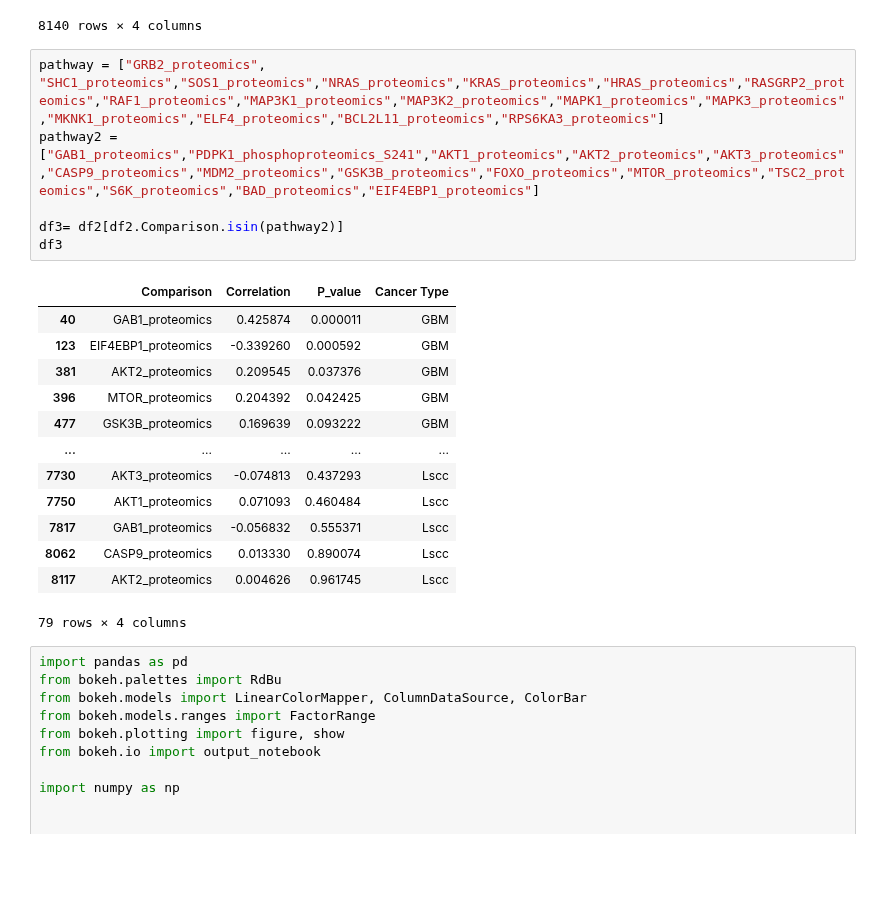
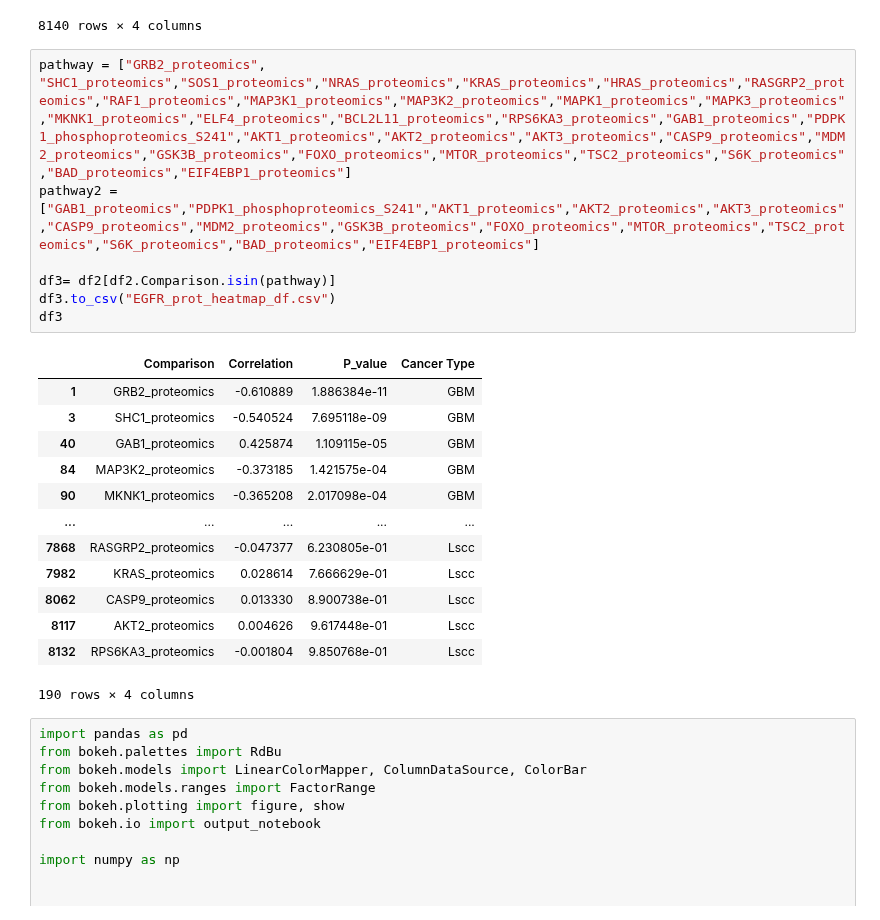
Before and after one commit to PayneLab/WhenMutationsDontMatter, a Jupyter notebook: Pan_Cancer_EGFR/Step3_trans_prot_fig.ipynb, the cells around one changed output. Saved outputs shown, nothing was run; the diff lists cells and outputs as text; blank space fills up the shorter version.

```diff
--- a/Pan_Cancer_EGFR/Step3_trans_prot_fig.ipynb
+++ b/Pan_Cancer_EGFR/Step3_trans_prot_fig.ipynb
@@ -87,25 +87,26 @@ df2
 | 8140 | APOA2_proteomics | -0.000170 | 9.985907e-01 | Lscc |
 8140 rows × 4 columns
 # %%
-pathway = ["GRB2_proteomics", "SHC1_proteomics","SOS1_proteomics","NRAS_proteomics","KRAS_proteomics","HRAS_proteomics","RASGRP2_proteomics","RAF1_proteomics","MAP3K1_proteomics","MAP3K2_proteomics","MAPK1_proteomics","MAPK3_proteomics","MKNK1_proteomics","ELF4_proteomics","BCL2L11_proteomics","RPS6KA3_proteomics"]
+pathway = ["GRB2_proteomics", "SHC1_proteomics","SOS1_proteomics","NRAS_proteomics","KRAS_proteomics","HRAS_proteomics","RASGRP2_proteomics","RAF1_proteomics","MAP3K1_proteomics","MAP3K2_proteomics","MAPK1_proteomics","MAPK3_proteomics","MKNK1_proteomics","ELF4_proteomics","BCL2L11_proteomics","RPS6KA3_proteomics","GAB1_proteomics","PDPK1_phosphoproteomics_S241","AKT1_proteomics","AKT2_proteomics","AKT3_proteomics","CASP9_proteomics","MDM2_proteomics","GSK3B_proteomics","FOXO_proteomics","MTOR_proteomics","TSC2_proteomics","S6K_proteomics","BAD_proteomics","EIF4EBP1_proteomics"]
 pathway2 = ["GAB1_proteomics","PDPK1_phosphoproteomics_S241","AKT1_proteomics","AKT2_proteomics","AKT3_proteomics","CASP9_proteomics","MDM2_proteomics","GSK3B_proteomics","FOXO_proteomics","MTOR_proteomics","TSC2_proteomics","S6K_proteomics","BAD_proteomics","EIF4EBP1_proteomics"]
 
-df3= df2[df2.Comparison.isin(pathway2)]
+df3= df2[df2.Comparison.isin(pathway)]
+df3.to_csv("EGFR_prot_heatmap_df.csv")
 df3
 # %% [output]
 |  | Comparison | Correlation | P_value | Cancer Type |
-| 40 | GAB1_proteomics | 0.425874 | 0.000011 | GBM |
-| 123 | EIF4EBP1_proteomics | -0.339260 | 0.000592 | GBM |
-| 381 | AKT2_proteomics | 0.209545 | 0.037376 | GBM |
-| 396 | MTOR_proteomics | 0.204392 | 0.042425 | GBM |
-| 477 | GSK3B_proteomics | 0.169639 | 0.093222 | GBM |
+| 1 | GRB2_proteomics | -0.610889 | 1.886384e-11 | GBM |
+| 3 | SHC1_proteomics | -0.540524 | 7.695118e-09 | GBM |
+| 40 | GAB1_proteomics | 0.425874 | 1.109115e-05 | GBM |
+| 84 | MAP3K2_proteomics | -0.373185 | 1.421575e-04 | GBM |
+| 90 | MKNK1_proteomics | -0.365208 | 2.017098e-04 | GBM |
 | ... | ... | ... | ... | ... |
-| 7730 | AKT3_proteomics | -0.074813 | 0.437293 | Lscc |
-| 7750 | AKT1_proteomics | 0.071093 | 0.460484 | Lscc |
-| 7817 | GAB1_proteomics | -0.056832 | 0.555371 | Lscc |
-| 8062 | CASP9_proteomics | 0.013330 | 0.890074 | Lscc |
-| 8117 | AKT2_proteomics | 0.004626 | 0.961745 | Lscc |
+| 7868 | RASGRP2_proteomics | -0.047377 | 6.230805e-01 | Lscc |
+| 7982 | KRAS_proteomics | 0.028614 | 7.666629e-01 | Lscc |
+| 8062 | CASP9_proteomics | 0.013330 | 8.900738e-01 | Lscc |
+| 8117 | AKT2_proteomics | 0.004626 | 9.617448e-01 | Lscc |
+| 8132 | RPS6KA3_proteomics | -0.001804 | 9.850768e-01 | Lscc |
-79 rows × 4 columns
+190 rows × 4 columns
 # %%
 import pandas as pd
 from bokeh.palettes import RdBu
```
Also changed, not shown: parts of 2 cells of this notebook, 1 other file.
